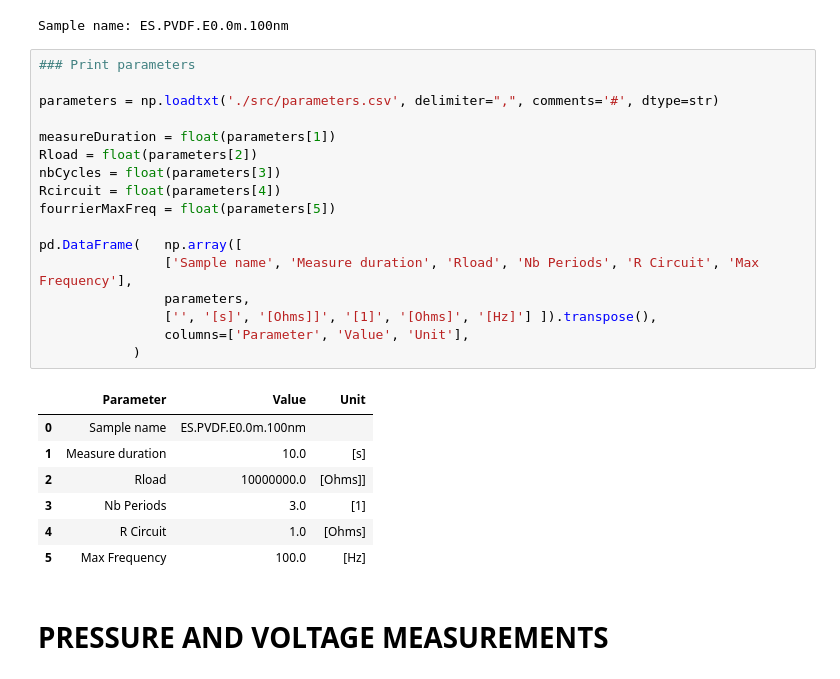
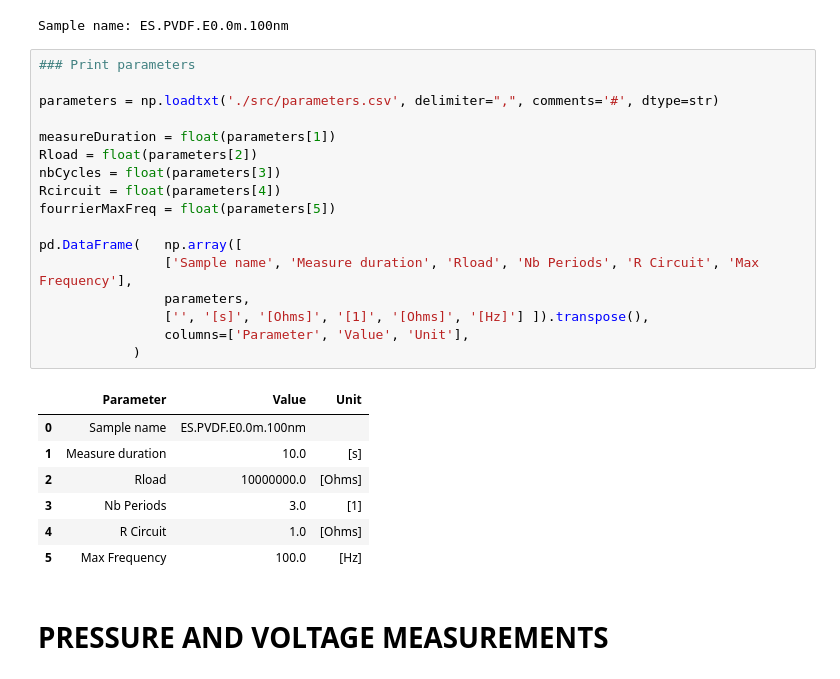
Before and after one commit to Eliott-Sarrey/DispoPiezo, a Jupyter notebook: Measurements.ipynb, the cells around one changed output. Saved outputs shown, nothing was run; the diff lists cells and outputs as text.

```diff
--- a/Measurements.ipynb
+++ b/Measurements.ipynb
@@ -42,25 +42,25 @@ Sample name: ES.PVDF.E0.0m.100nm
 # %%
 ### Print parameters
 
 parameters = np.loadtxt('./src/parameters.csv', delimiter=",", comments='#', dtype=str)
 
 measureDuration = float(parameters[1])
 Rload = float(parameters[2])
 nbCycles = float(parameters[3])
 Rcircuit = float(parameters[4])
 fourrierMaxFreq = float(parameters[5])
 
 pd.DataFrame(   np.array([
                 ['Sample name', 'Measure duration', 'Rload', 'Nb Periods', 'R Circuit', 'Max Frequency'],
                 parameters,
-                ['', '[s]', '[Ohms]]', '[1]', '[Ohms]', '[Hz]'] ]).transpose(),
+                ['', '[s]', '[Ohms]', '[1]', '[Ohms]', '[Hz]'] ]).transpose(),
                 columns=['Parameter', 'Value', 'Unit'],
             )
 # %% [output]
 |  | Parameter | Value | Unit |
 | 0 | Sample name | ES.PVDF.E0.0m.100nm |  |
 | 1 | Measure duration | 10.0 | [s] |
-| 2 | Rload | 10000000.0 | [Ohms]] |
+| 2 | Rload | 10000000.0 | [Ohms] |
 | 3 | Nb Periods | 3.0 | [1] |
 | 4 | R Circuit | 1.0 | [Ohms] |
 | 5 | Max Frequency | 100.0 | [Hz] |
```
